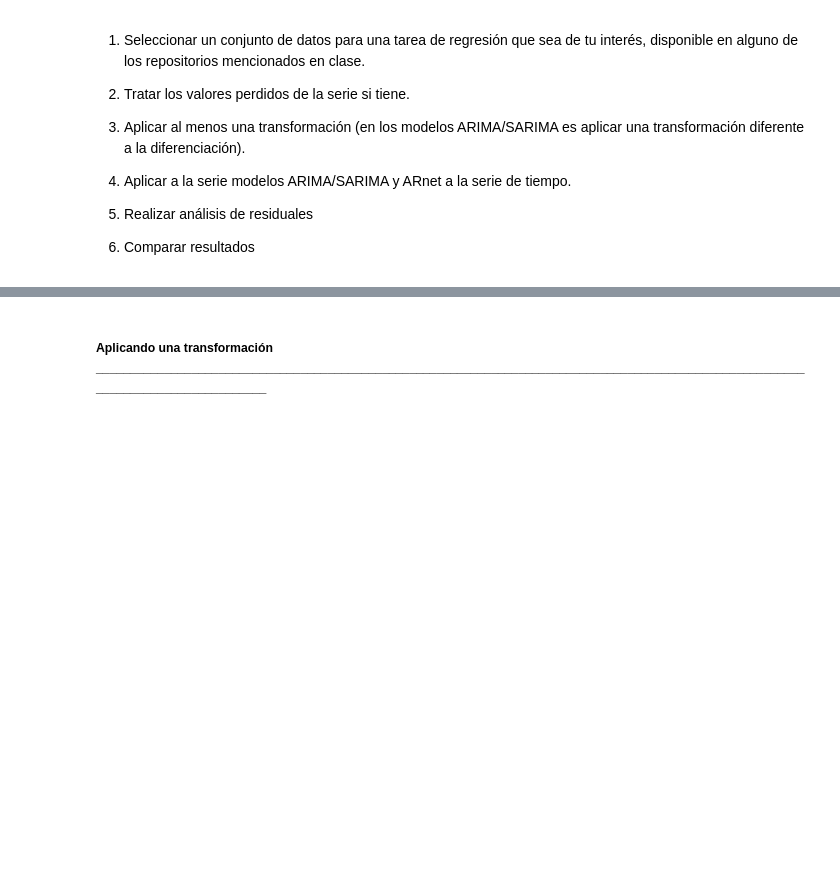
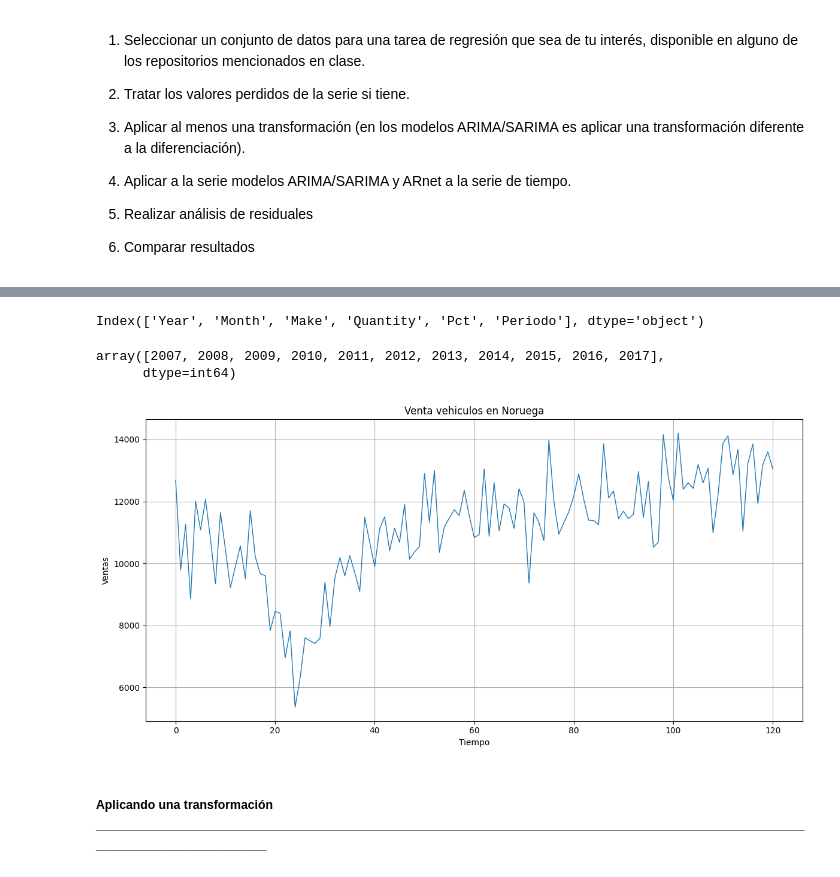
Before and after one commit to Naomi-Casanova/Diplomado-IA---Modulo-IV, a Jupyter notebook: EjerciciosPracticos_ModuloIV_25Febrero.ipynb, the cells around one changed output, grey strips where cells are left out. Drawn from its saved outputs; the diff is of its cells as text; code cells hidden in the pictures; blank space fills up the shorter version.

```diff
--- a/EjerciciosPracticos_ModuloIV_25Febrero.ipynb
+++ b/EjerciciosPracticos_ModuloIV_25Febrero.ipynb
@@ -66,0 +108,4 @@ missing_cols
+# %%
+Datos["Periodo"] = pd.to_datetime(
+    dict(year=Datos["Year"], month=Datos["Month"], day=1)
+).dt.to_period("M")
@@ -76,2 +130,31 @@ Se encontraron filas redundantes (duplicados exactos). Eliminando la primera ins
+# %%
+Datos.columns
+# %% [output]
+Index(['Year', 'Month', 'Make', 'Quantity', 'Pct', 'Periodo'], dtype='object')
+# %%
+Datos["Year"].unique()
+# %% [output]
+array([2007, 2008, 2009, 2010, 2011, 2012, 2013, 2014, 2015, 2016, 2017],
+      dtype=int64)
+# %%
+# COMO LAS VENTAS ESTAN DIVIDIDAS POR MARCA , VAMOS A AGRUPAR LOS DATOS , PARA TENER LA INFO TOTAL DE LAS VENTAS
+Ventas_Totales = Datos.groupby("Periodo")["Quantity"].sum().reset_index()
+# %%
+# VISUALIZACIÓN DE DATOS
+
+# Creamos un índice para visualizar la serie
+Ventas_Totales.index = pd.RangeIndex(start=0, stop=len(Ventas_Totales), step=1)
+
+# Visualizar
+plt.figure(figsize=(12,6))
+plt.plot(Ventas_Totales["Quantity"], linewidth=1)
+plt.title("Venta vehiculos en Noruega")
+plt.xlabel("Tiempo")
+plt.ylabel("Ventas")
+plt.grid(True)
+plt.tight_layout()
+plt.show()
+# %% [output]
+[figure, added]
 # %% [markdown]
 ##### Aplicando una transformación _________________________________________________________________________________________________________________________________
```
Also changed, not shown: parts of 48 cells of this notebook, 4 other files.
